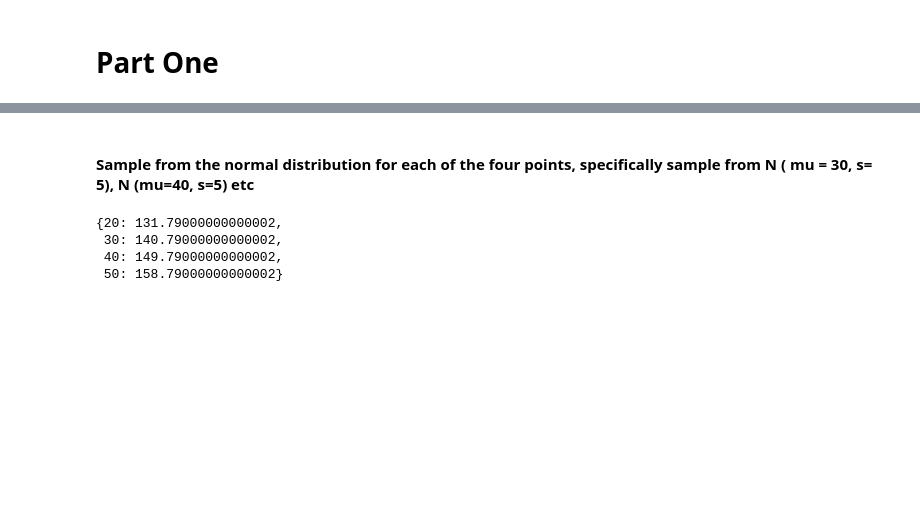
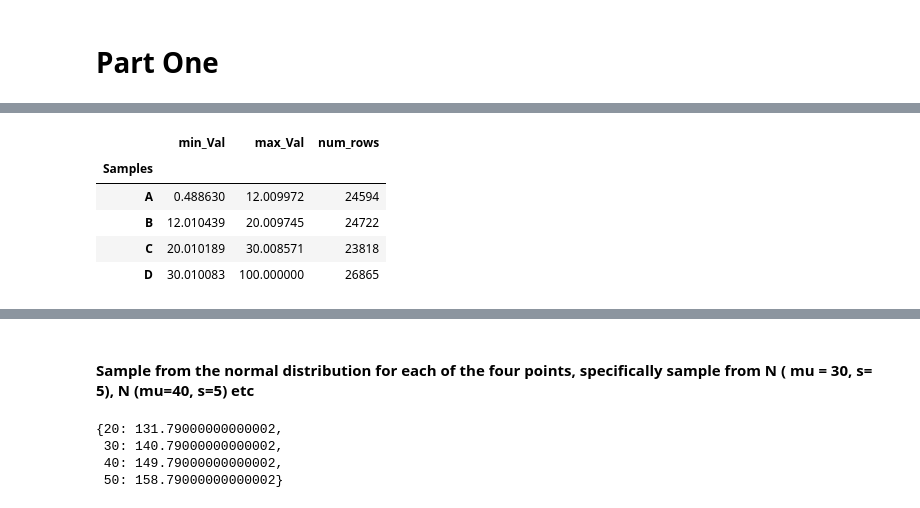
Before and after one commit to steed360/Data-Analysis, a Jupyter notebook: a_Regression_Errors.ipynb, the cells around one changed output, grey strips where cells are left out. Cells and saved outputs as stored; diff of their text form; code cells hidden in the pictures; blank space fills up the shorter version.

```diff
--- a/a_Regression_Errors.ipynb
+++ b/a_Regression_Errors.ipynb
@@ -130,0 +165,27 @@ def SWD_theme ():
+# %%
+# Find the values at rank = 25, 50, 75 and 100
+
+x =  numValue / 4;
+
+l1 = int ( df  [ df['rank']==x     ] ['value'] )
+l2 = int ( df  [ df['rank']==x * 2 ] ['value'] )
+l3 = int ( df  [ df['rank']==x * 3 ] ['value'] )
+l4 = int ( df  [ df['rank']==x * 4 ] ['value'] )
+
+bins     = [0, l1 + 0.01, l2 + 0.01, l3 + 0.01, l4 + 0.01]
+labels   =  ['A', 'B', 'C', 'D']
+
+df['Samples']  =   pd.cut ( df['value'], bins=bins, labels = labels)
+
+df.groupby('Samples').agg(
+      min_Val=('value', 'min')
+    , max_Val=('value', 'max')
+    , num_rows= ( 'value', 'count')
+)
+# %% [output]
+|  | min_Val | max_Val | num_rows |
+| Samples |  |  |  |
+| A | 0.488630 | 12.009972 | 24594 |
+| B | 12.010439 | 20.009745 | 24722 |
+| C | 20.010189 | 30.008571 | 23818 |
+| D | 30.010083 | 100.000000 | 26865 |
```
Also changed, not shown: parts of 18 cells of this notebook.
